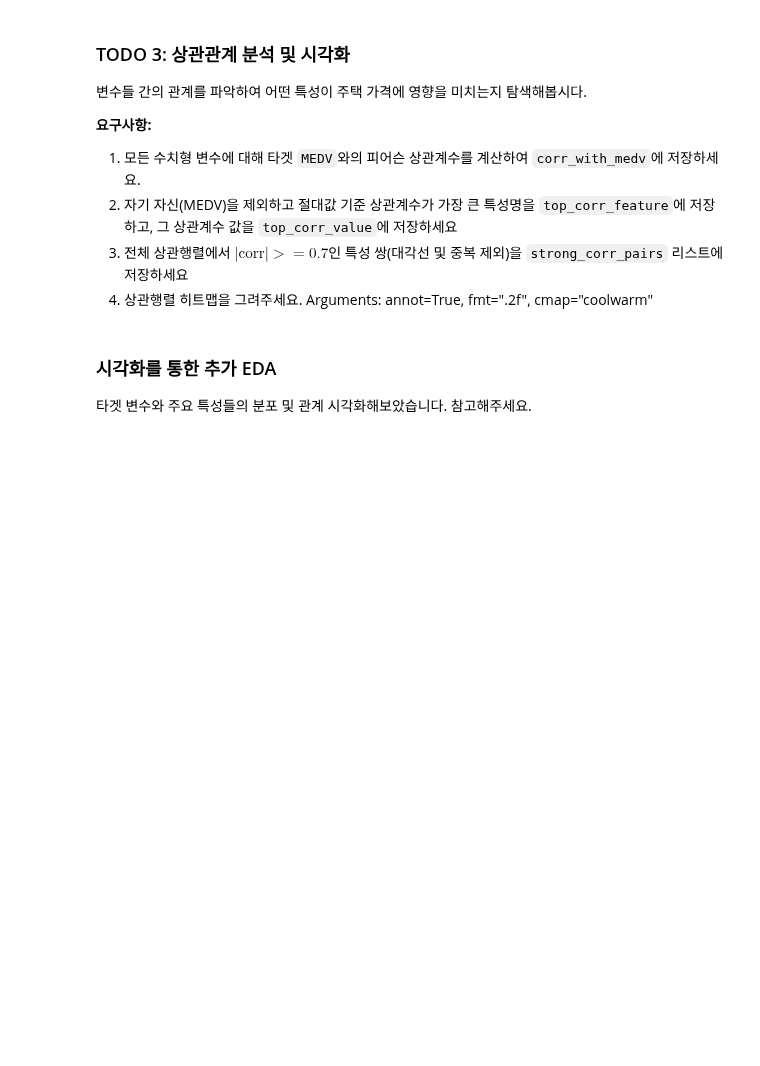
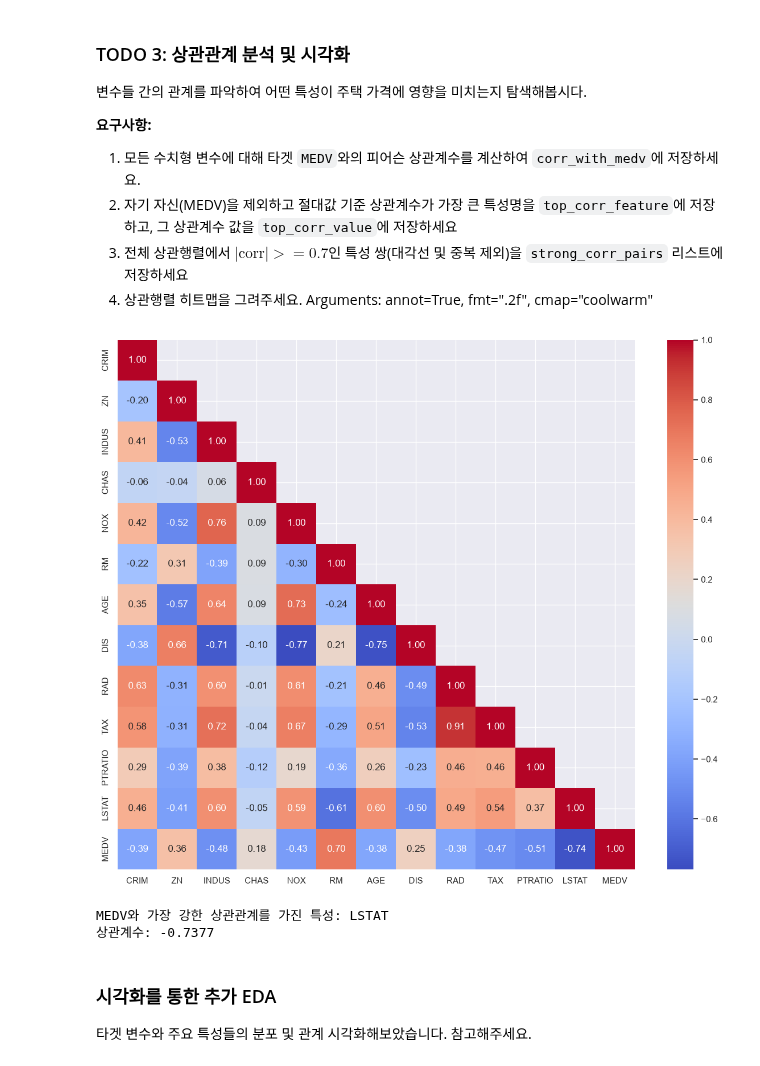
Before and after one commit to manu-std/ssafy_notes, a Jupyter notebook: AI_python/시험대비/EDA/(과제-문제) 1-1_데이터 EDA 및 모델 학습.ipynb, the cells around one changed output. Saved outputs shown, nothing was run; the diff lists cells and outputs as text; code cells hidden in the pictures; blank space fills up the shorter version.

```diff
--- a/AI_python/시험대비/EDA/(과제-문제) 1-1_데이터 EDA 및 모델 학습.ipynb
+++ b/AI_python/시험대비/EDA/(과제-문제) 1-1_데이터 EDA 및 모델 학습.ipynb
@@ -265,31 +287,40 @@ print(f"  이상치 비율: {medv_outlier_ratio:.2f}%")
 4. 상관행렬 히트맵을 그려주세요. Arguments: annot=True, fmt=".2f", cmap="coolwarm"
 # %%
 # 1. 모든 수치형 변수에 대해 타겟 `MEDV`와의 피어슨 상관계수를 계산하세요
-corr_with_medv = None
+corr_with_medv = df.corr().MEDV.drop('MEDV')
+# print(corr_with_medv)
 
 # 2. 자기 자신(MEDV)을 제외하고 절대값 기준 상관계수가 가장 큰 특성명을 `top_corr_feature`에 저장하고,
 # 그 상관계수 값을 `top_corr_value`에 저장하세요
 top_corr_feature = corr_with_medv.abs().idxmax()
 top_corr_value = corr_with_medv[top_corr_feature]
-
+mask = np.triu(np.ones(df.corr().shape), k=1).astype(bool)
 # 3. 전체 상관행렬에서 |corr| >= 0.7인 특성 쌍(대각선 및 중복 제외)을
 # `strong_corr_pairs` 리스트에 저장하세요
-strong_corr_pairs = None
+corr_masked = df.corr().where(mask)
+str_corr = corr_masked[corr_masked.abs()>=0.7]
+str_corr.stack()
+# print()
+strong_corr_pairs = str_corr.stack().dropna().index.tolist()
 
 # 4. 상관행렬 히트맵을 그려주세요. Arguments: annot=True, fmt=".2f", cmap="coolwarm"
 fig, ax = plt.subplots(figsize=(12, 10))
-
+sns.heatmap(data=df.corr(),annot=True, fmt=".2f", cmap="coolwarm" ,mask=mask)
 
 plt.tight_layout()
 plt.show()
 
 # 검증
 assert top_corr_feature in df.columns, "top_corr_feature가 유효한 컬럼명이어야 합니다"
 assert -1 <= top_corr_value <= 1, "상관계수는 -1~1 범위여야 합니다"
 assert len(strong_corr_pairs) > 0, "강한 상관관계 쌍이 최소 1개 이상 있어야 합니다"
 
 print(f"\nMEDV와 가장 강한 상관관계를 가진 특성: {top_corr_feature}")
 print(f"상관계수: {top_corr_value:.4f}")
+# %% [output]
+[figure, added]
+MEDV와 가장 강한 상관관계를 가진 특성: LSTAT
+상관계수: -0.7377
 # %% [markdown]
 ### 시각화를 통한 추가 EDA
 타겟 변수와 주요 특성들의 분포 및 관계 시각화해보았습니다. 참고해주세요.
```
Also changed, not shown: parts of 10 cells of this notebook, 5 other files.
